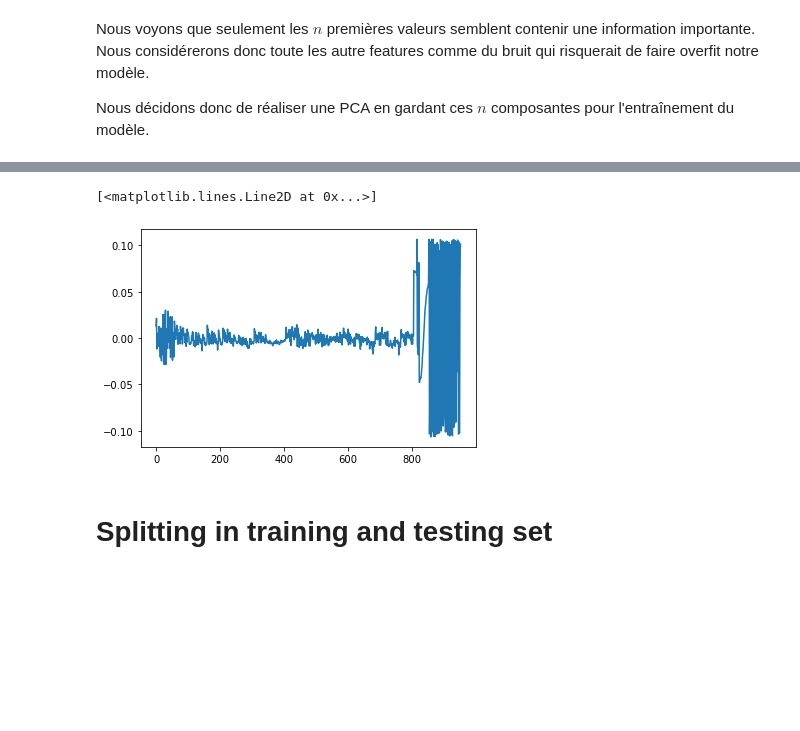
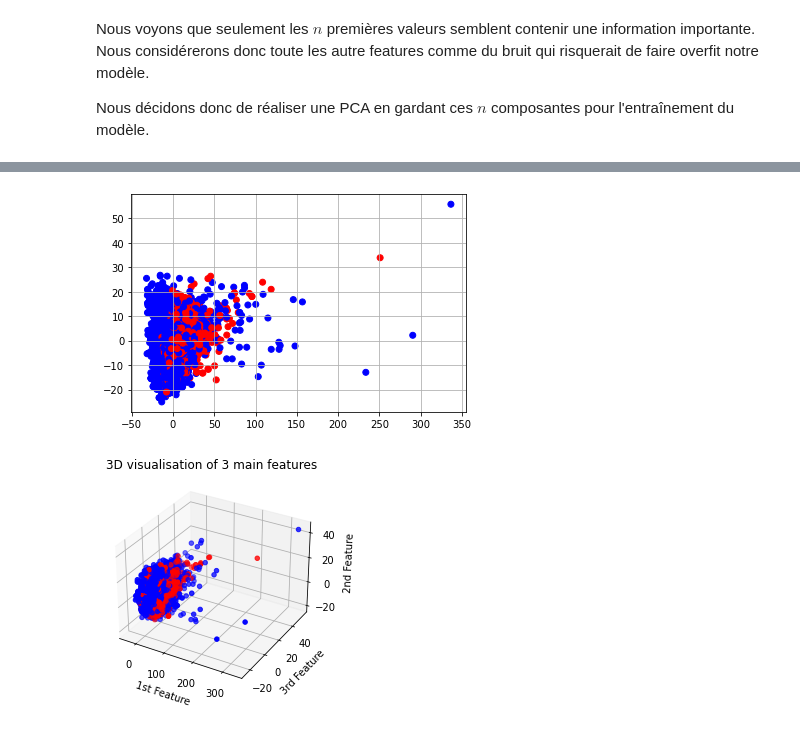
Before and after one commit to Aympab/ML-project, a Jupyter notebook: preprocessing.ipynb, the cells around one changed output, grey strips where cells are left out. Cells and saved outputs as stored; diff of their text form; code cells hidden in the pictures; blank space fills up the shorter version.

```diff
--- a/preprocessing.ipynb
+++ b/preprocessing.ipynb
@@ -38,14 +38,14 @@ Nous considérerons donc toute les autre features comme du bruit qui risquerait
 Nous décidons donc de réaliser une PCA en gardant ces $n$ composantes pour l'entraînement du modèle.
 # %%
 #PCA analysis
-pca = decomposition.PCA(n_components=50)
+pca = decomposition.PCA(n_components=2)
 pca.fit(X_scaled)
 
-plt.axvline(x = 20, color = 'r', linestyle=':',label = 'Troncature')
+# plt.axvline(x = 20, color = 'r', linestyle=':',label = 'Troncature')
 
-plt.plot(pca.explained_variance_ratio_)
-plt.xlabel("$Feature$")
-plt.ylabel("$Variance$")
-plt.legend()
-plt.grid()
+# plt.plot(pca.explained_variance_ratio_)
+# plt.xlabel("$Feature$")
+# plt.ylabel("$Variance$")
+# plt.legend()
+# plt.grid()
 # %% [output]
@@ -53,8 +52,0 @@ plt.grid()
-# %%
-pcs = pca.components_
-plt.plot(pcs[0])
-# %% [output]
-[<matplotlib.lines.Line2D at 0x...>]
-[figure, removed]
-# %% [markdown]
-# Splitting in training and testing set
@@ -67,0 +53,37 @@ Xtr, Xte, ytr, yte = model_selection.train_test_split(X_tr, y,
+# %%
+X_pca = pca.transform(X_scaled)
+df = pd.DataFrame(X_pca)
+df.head(5)
+
+colors = y.replace({0:'b', 1:'r'}).values.flatten()
+
+plt.scatter(df.iloc[:,0], df.iloc[:,1], c=colors[:])
+plt.grid()
+plt.show()
+# plt.plot(, 'bx')
+# %% [output]
+[figure, added]
+# %%
+from IPython.display import Image, set_matplotlib_formats
+# set_matplotlib_formats('svg')
+#PCA analysis
+pca = decomposition.PCA(n_components=3)
+pca.fit(X_scaled)
+
+X_pca = pca.transform(X_scaled)
+df = pd.DataFrame(X_pca)
+df.head(5)
+
+colors = y.replace({0:'b', 1:'r'}).values.flatten()
+fig = plt.figure()
+ax = fig.add_subplot(projection='3d')
+
+ax.scatter(df.iloc[:,0], df.iloc[:,1], df.iloc[:,2], c=colors[:])
+ax.set_title("3D visualisation of 3 main features")
+ax.set_xlabel("1st Feature")
+ax.set_zlabel("2nd Feature")
+ax.set_ylabel("3rd Feature")
+ax.grid()
+# plt.plot(, 'bx')
+# %% [output]
+[figure, added]
```
Also changed, not shown: parts of 6 cells of this notebook, 3 other files.
